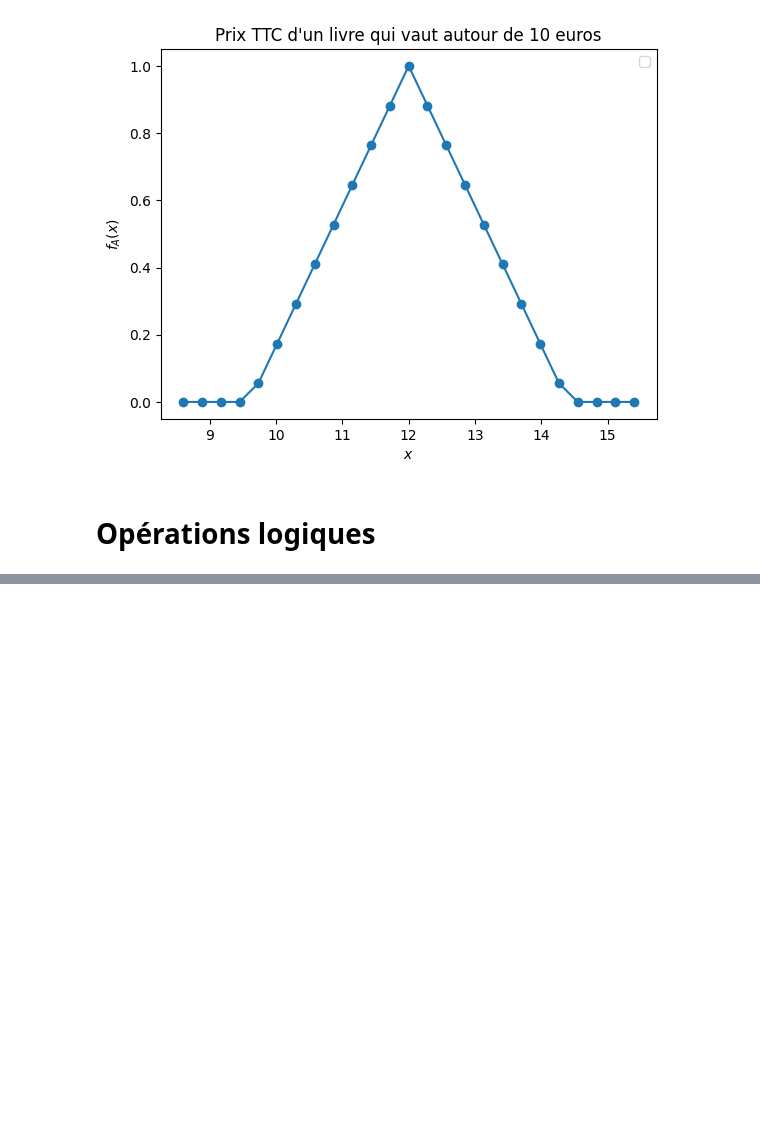
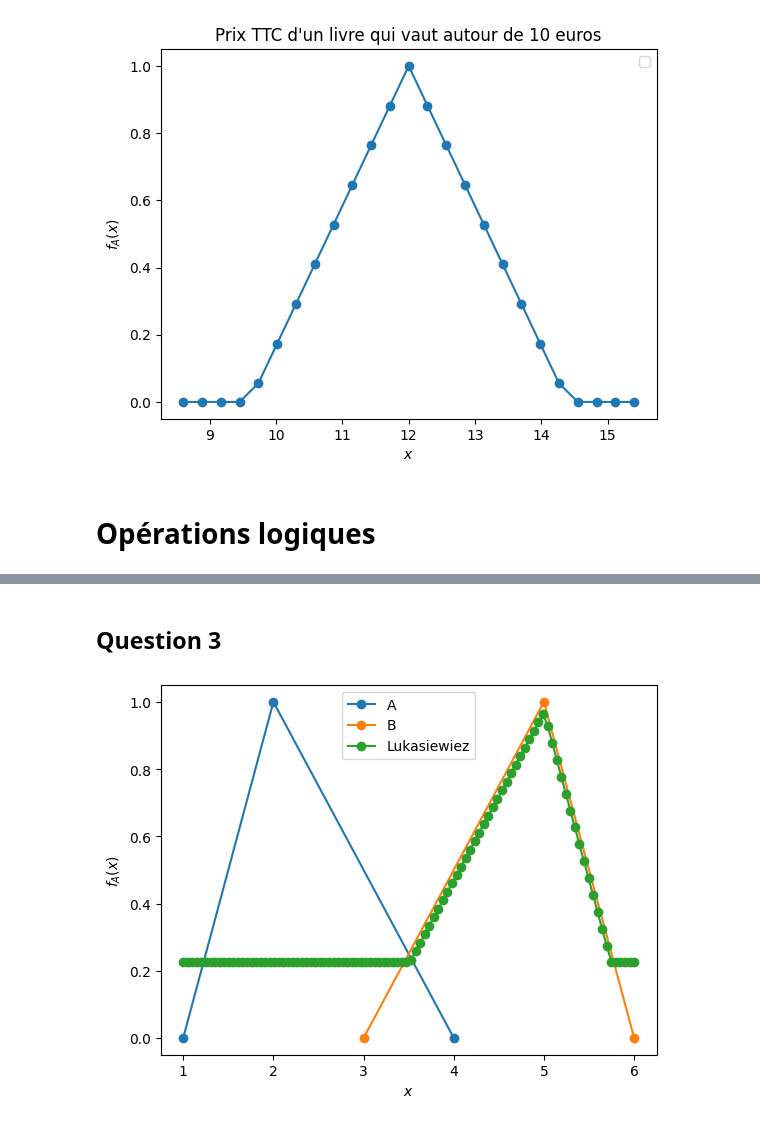
Before and after one commit to CharlesAttend/M2-DAC, a Jupyter notebook: XAI/TME/TME4-5/TME4.ipynb, the cells around one changed output, grey strips where cells are left out. Saved outputs shown, nothing was run; the diff lists cells and outputs as text; code cells hidden in the pictures; blank space fills up the shorter version.

```diff
--- a/XAI/TME/TME4/TME4.ipynb
+++ b/XAI/TME/TME4-5/TME4.ipynb
@@ -341,14 +341,14 @@ No artists with labels found to put in legend.  Note that artists whose label st
 class FonctionImplication:
     @staticmethod
     def brouwer_godel(u, v):
-        if u <= v:
+        if (u <= v).all():
             return 1
         else:
             return v
 
     @staticmethod
     def goguen(u, v):
-        if u != 0:
+        if (u != 0).all():
             return np.minimum(v / u, 1)
         else:
             return 1
@@ -363,7 +363,7 @@ class FonctionImplication:
 
     @staticmethod
     def lukasiewiez(u, v):
-        return min(1 - u + v, 1)
+        return np.minimum(1 - u + v, 1)
 
     @staticmethod
     def mamdani(u, v):
@@ -460,0 +446,50 @@ print(result)
+# %% [markdown]
+## Question 3
+# %%
+from icecream import ic
+
+def MPG(A, B, A_prime, implication_function, t_norm):
+    """Applique le Modus Ponen Généralisé dans le cas général.
+
+    :param dict A: Sous-ensemble flou
+    :param dict B: Sous-ensemble flou
+    :param dict A_prime: Observation floue
+    :param func implication_function: Fonction d'implication floue
+    :param func t_norm: T-norme
+    :return dict: Sous-ensemble flou
+    """
+    f_a = lambda x: np.interp(x, A[:, 0], A[:, 1])
+    f_a_prime = lambda x: np.interp(x, A_prime[:, 0], A_prime[:, 1])
+    f_b = lambda x: np.interp(x, B[:, 0], B[:, 1])
+
+    B_prime = []
+
+    values = list(A[:, 0]) + list(B[:, 0])
+    value_min = np.min(values)
+    value_max = np.max(values)
+    y = np.linspace(value_min, value_max, 100)
+    x = np.linspace(value_min, value_max, 100) # il faut le faire sur le support de A' car ailleurs ça vaut zéro et du coup la tnorme vaut zéro aussi
+
+    f_a_x = f_a(x)
+    f_a_prime_x = f_a_prime(x)
+    for y_i in y:
+        implication_result = implication_function(f_a_x, f_b(y_i))
+        B_prime.append((y_i, t_norm(f_a_prime_x, np.array(implication_result)).max()))
+
+    return np.array(B_prime)
+
+
+
+# Exemple
+A = np.array([(1, 0), (2, 1), (4, 0)])
+B = np.array([(3, 0), (5, 1), (6, 0)])
+A_prime = np.array([(2, 0), (2.5, 1), (3, 0)])
+# A_prime = 2.5
+implication_function = FonctionImplication.kleene_dienes
+tnorme = TNorme.lukasiewiez
+result = MPG(A, B, A_prime, implication_function, tnorme)
+plot_sefs({"A": A,
+           "B": B,
+           "Lukasiewiez":result})
+# %% [output]
+[figure, added]
```
Also changed, not shown: parts of 8 cells of this notebook, 5 other files.
